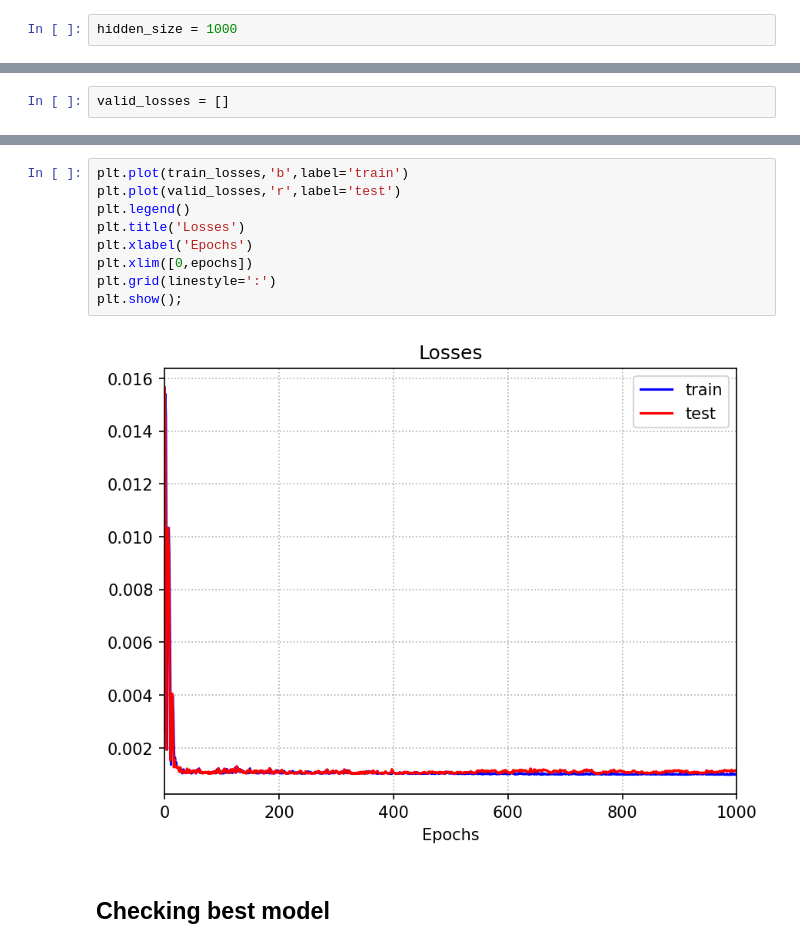
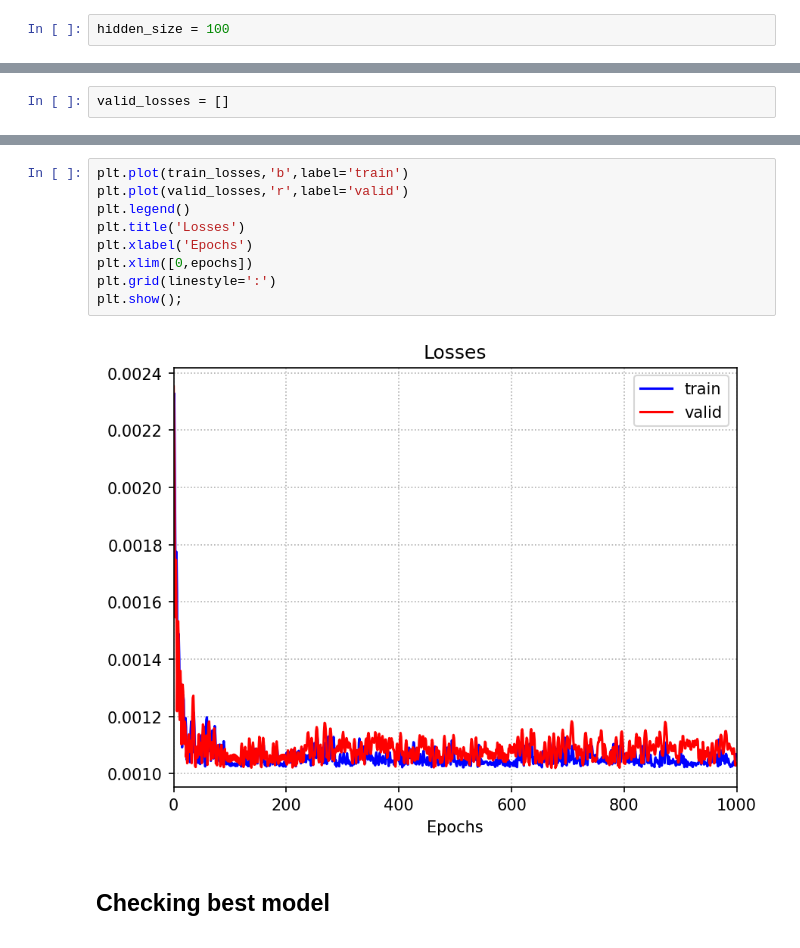
Before and after one commit to paaraujo/QNN, a Jupyter notebook: src/Example01.ipynb, the cells around one changed output, grey strips where cells are left out. Cells and saved outputs as stored; diff of their text form.

```diff
--- a/src/Example01.ipynb
+++ b/src/Example01.ipynb
@@ -220,7 +220,7 @@ def loss_fn(y, y_hat):
 # %% [markdown]
 We can proceed with the main loop.
 # %%
-hidden_size = 1000
+hidden_size = 100
 # %%
 model = MyModel(input_size=n+1, hidden_size=hidden_size)
 # %% [markdown]
@@ -311,15 +311,15 @@ EPOCH 501/1000   TRAIN LOSS: 0.001017    TEST LOSS: 0.001065     TIME: 0.009 sec
 ... (9 outputs left out)
 # %%
 plt.plot(train_losses,'b',label='train')
-plt.plot(valid_losses,'r',label='test')
+plt.plot(valid_losses,'r',label='valid')
 plt.legend()
 plt.title('Losses')
 plt.xlabel('Epochs')
 plt.xlim([0,epochs])
 plt.grid(linestyle=':')
 plt.show();
 # %% [output]
-[figure, old version]
+[figure, new version]
 # %% [markdown]
 ## Checking best model
 # %%
```
Also changed, not shown: parts of 3 cells of this notebook, 3 other files.
